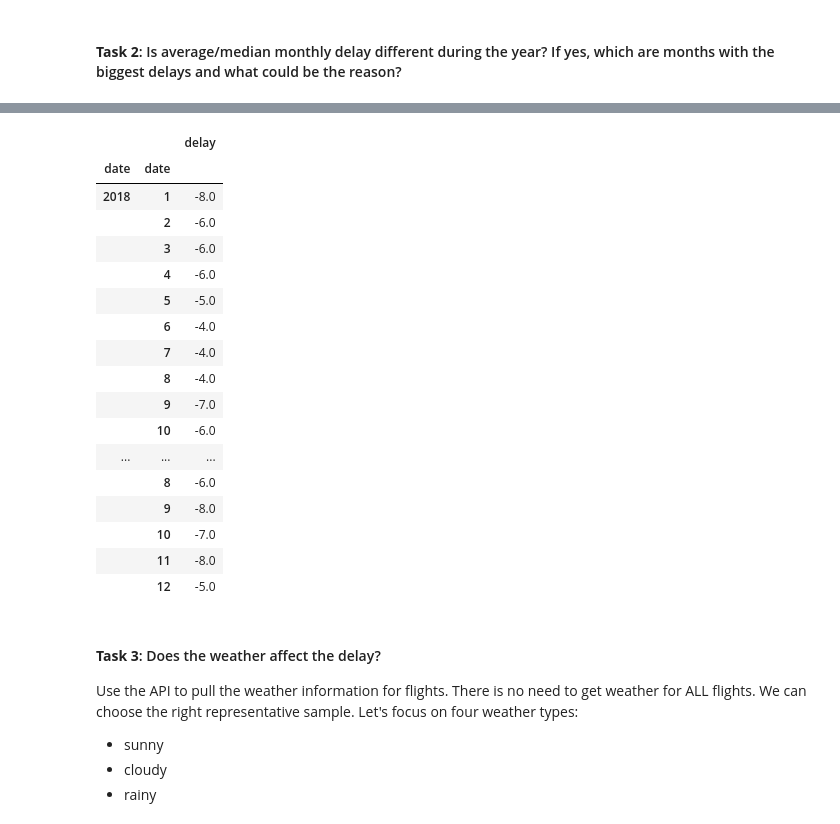
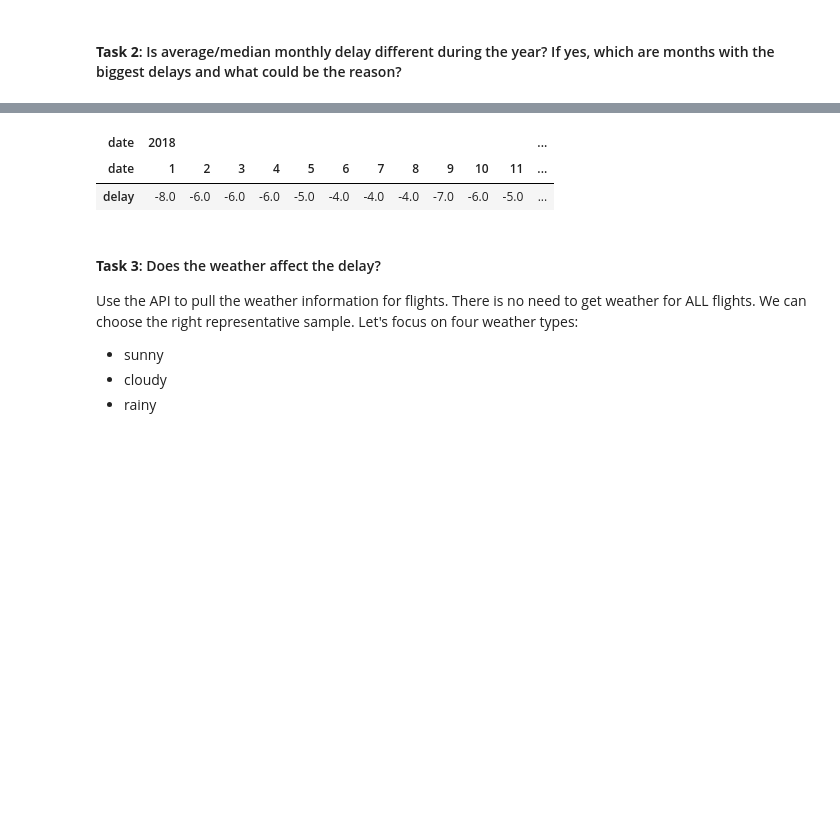
Before and after one commit to albina-m/LHL-Midterm-Flights, a Jupyter notebook: exploratory_analysis.ipynb, the cells around one changed output, grey strips where cells are left out. Drawn from its saved outputs; the diff is of its cells as text; code cells hidden in the pictures; blank space fills up the shorter version.

```diff
--- a/exploratory_analysis.ipynb
+++ b/exploratory_analysis.ipynb
@@ -11,6 +11,9 @@ import pandas as pd
 from scipy import stats
 import seaborn as sns
 import matplotlib.pyplot as plt
+import scipy
+pd.set_option('display.max_columns', None)  #set pandas to display all columns
+
 %matplotlib inline
 
 conn = psycopg2.connect(database='mid_term_project',user='lhl_student',password='lhl_student', host='mid-term-project.ca2jkepgjpne.us-east-2.rds.amazonaws.com', port='5432')
@@ -111,24 +99,9 @@ mean_delays_by_month
 # %%
-median_delays_by_month
+median_delays_by_month.T
 # %% [output]
-|  |  | delay |
-| date | date |  |
-| 2018 | 1 | -8.0 |
-|  | 2 | -6.0 |
-|  | 3 | -6.0 |
-|  | 4 | -6.0 |
-|  | 5 | -5.0 |
-|  | 6 | -4.0 |
-|  | 7 | -4.0 |
-|  | 8 | -4.0 |
-|  | 9 | -7.0 |
-|  | 10 | -6.0 |
-| ... | ... | ... |
-|  | 8 | -6.0 |
-|  | 9 | -8.0 |
-|  | 10 | -7.0 |
-|  | 11 | -8.0 |
-|  | 12 | -5.0 |
+| date | 2018 |  |  |  |  |  |  |  |  |  |  | ... |
+| date | 1 | 2 | 3 | 4 | 5 | 6 | 7 | 8 | 9 | 10 | 11 | ... |
+| delay | -8.0 | -6.0 | -6.0 | -6.0 | -5.0 | -4.0 | -4.0 | -4.0 | -7.0 | -6.0 | -5.0 | ... |
 # %% [markdown]
 #### **Task 3**: Does the weather affect the delay?
 Use the API to pull the weather information for flights. There is no need to get weather for ALL flights. We can choose the right representative sample. Let's focus on four weather types:
```
Also changed, not shown: parts of 9 cells of this notebook, 2 other files.
